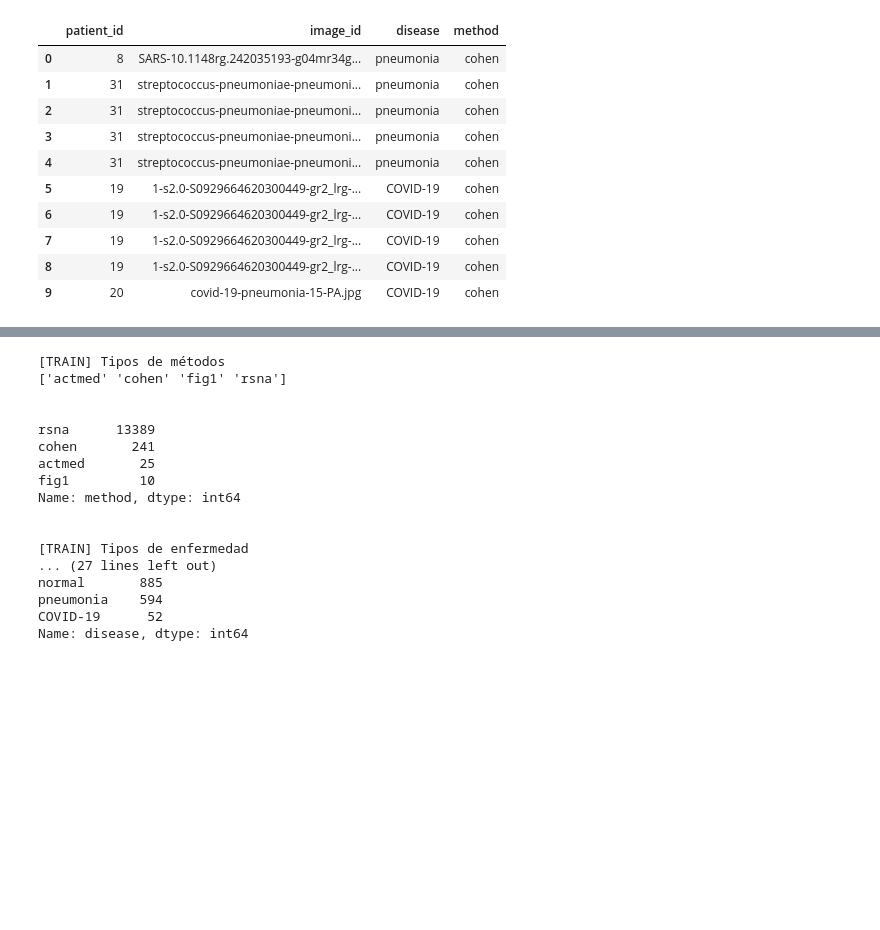
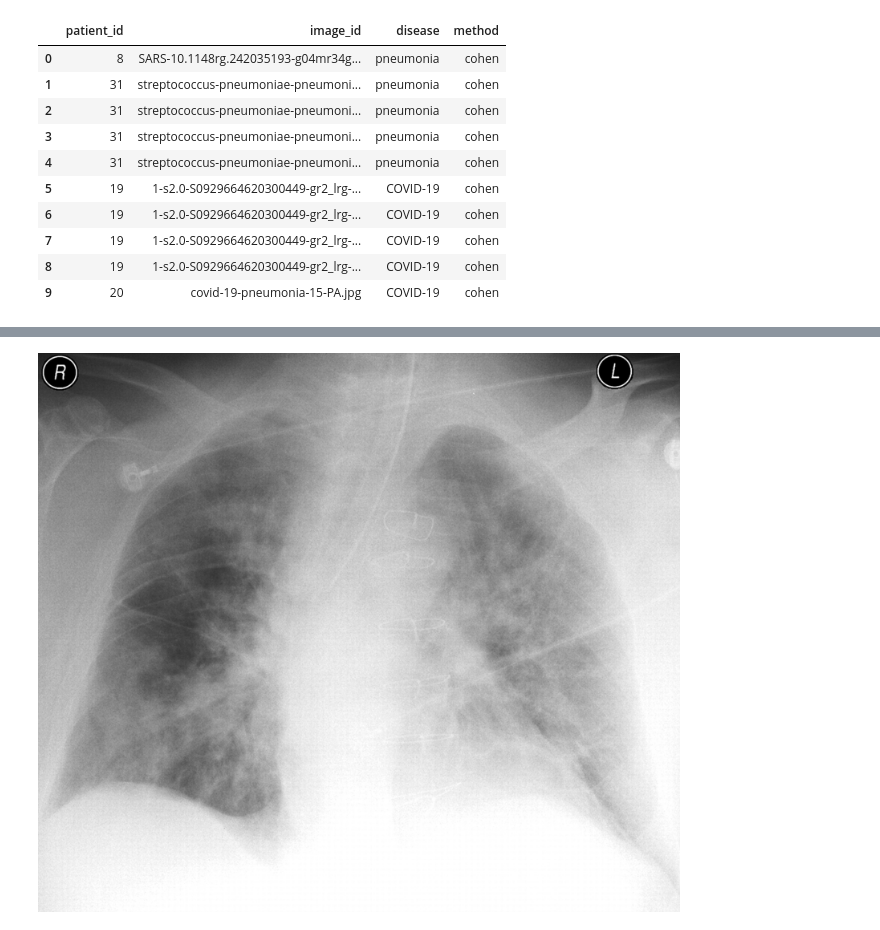
Before and after one commit to sebiglesias/tp_final_ECD, a Jupyter notebook: notebooks/preprocessing.ipynb, the cells around one changed output, grey strips where cells are left out. Saved outputs shown, nothing was run; the diff lists cells and outputs as text; code cells hidden in the pictures; blank space fills up the shorter version.

```diff
--- a/notebooks/preprocessing.ipynb
+++ b/notebooks/preprocessing.ipynb
@@ -95,0 +58,4 @@ Name: disease, dtype: int64
+# %%
+raw_df = train_df.append(test_df)
+print(np.unique(raw_df['disease']))
+print(raw_df['disease'].value_counts())
@@ -95,0 +68,26 @@ Name: disease, dtype: int64
+# %%
+# Al tener que hacer un crop manual de las imágenes, se seleccionan 100
+#  de cada enfermedad para tener un dataset balanceado
+is_normal = raw_df['disease'] == 'normal'
+is_pneumonia = raw_df['disease'] == 'pneumonia'
+is_covid = raw_df['disease'] == 'COVID-19'
+
+normal_df = raw_df[is_normal].head(100)
+print(normal_df.shape, 'Normal')
+pneumonia_df = raw_df[is_pneumonia].head(100)
+print(pneumonia_df.shape, 'Pneumonia')
+covid_df = raw_df[is_covid].head(100)
+print(covid_df.shape, 'Covid')
+
+
+filtered_df = normal_df.append(pneumonia_df).append(covid_df)
+print(filtered_df.shape, 'Filtered')
+
+
+# guardo cada una de esas 300 imágenes en un directorio diferente para después croppearlas a mano
+
+for id in filtered_df['image_id']:
+    img = Image.open(f'{raw_dir}/{id}')
+#     Linea comentada para no pisar las imagenes cropeadas
+#     ImageOps.grayscale(img).save(f'{filtered_raw_dir}/{id}')
+    img.close()
@@ -263,41 +137 @@ Guardando #4982 ../data/processed/train/a67dee22-625
-# %%
-print('[TRAIN] Tipos de métodos')
-print(np.unique(train_df['method']))
-print('\n')
-print(train_df['method'].value_counts())
-print('\n')
-print('[TRAIN] Tipos de enfermedad')
-print(np.unique(train_df['disease']))
-print('\n')
-print(train_df['disease'].value_counts())
-print('\n')
-print('\n')
-print('\n')
-print('[TEST] Tipos de métodos')
-print(np.unique(test_df['method']))
-print('\n')
-print(test_df['method'].value_counts())
-print('\n')
-print('[TEST] Tipos de enfermedad')
-print(np.unique(test_df['disease']))
-print('\n')
-print(test_df['disease'].value_counts())
-# %% [output]
-[TRAIN] Tipos de métodos
-['actmed' 'cohen' 'fig1' 'rsna']
-
-
-rsna      13389
-cohen       241
-actmed       25
-fig1         10
-Name: method, dtype: int64
-
-
-[TRAIN] Tipos de enfermedad
-... (27 lines left out)
-normal       885
-pneumonia    594
-COVID-19      52
-Name: disease, dtype: int64
 # %%
@@ -305,0 +140,6 @@ test_df.to_csv(f'{test_split_processed_csv_path}')
+# %%
+example_img_id = filtered_df['image_id'][0]
+print('Imagen original')
+Image.open(f'{raw_dir}/{example_img_id}')
+# %% [output]
+[figure, added]
```
Also changed, not shown: parts of 17 cells of this notebook.
